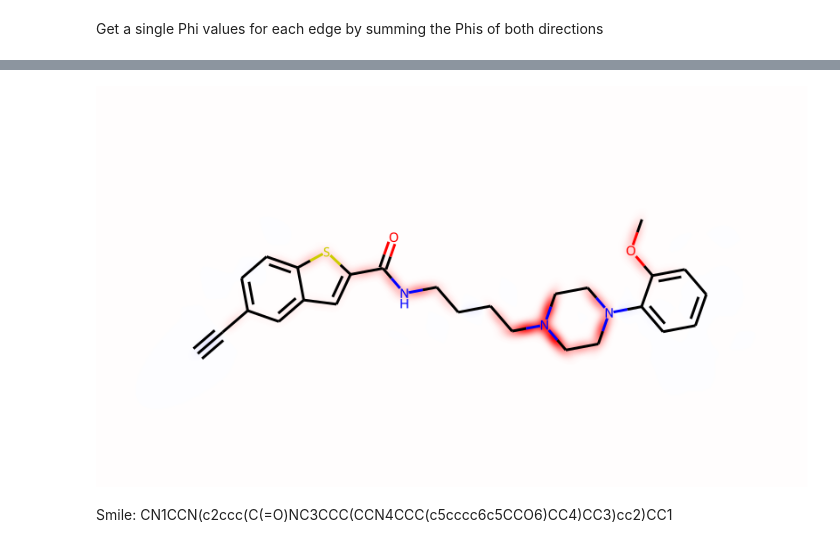
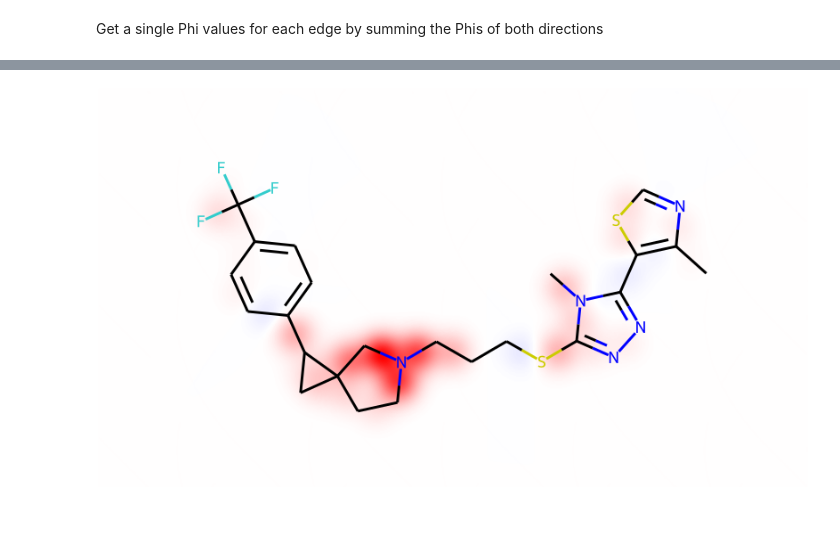
Before and after one commit to AndMastro/EdgeSHAPer, a Jupyter notebook: src/explanations_visualizer.ipynb, the cells around one changed output, grey strips where cells are left out. Cells and saved outputs as stored; diff of their text form; code cells hidden in the pictures; blank space fills up the shorter version.

```diff
--- a/src/explanations_visualizer.ipynb
+++ b/src/explanations_visualizer.ipynb
@@ -12,7 +12,7 @@ from rdkit_heatmaps.utils import transform2png
 # %% [markdown]
 ### Definition and preparation of an exemplary compound.
 # %%
-test_cpd_smile = "C#Cc1ccc2sc(C(=O)NCCCCN3CCN(c4ccccc4OC)CC3)cc2c1"
+test_cpd_smile = "Cc1ncsc1-c1nnc(SCCCN2CCC3(CC3c3ccc(C(F)(F)F)cc3)C2)n1C"
 test_mol = Chem.MolFromSmiles(test_cpd_smile)
 test_mol = Draw.PrepareMolForDrawing(test_mol)
 
@@ -216,9 +222,7 @@ rdkit_bonds_phi
 # %%
-canvas = mapvalues2mol(test_mol, None, rdkit_bonds_phi, atom_width=0.2, bond_length=0.5, bond_width=0.2) #TBD: only one direction for edges? bonds weights is wrt rdkit bonds order?
+canvas = mapvalues2mol(test_mol, None, rdkit_bonds_phi, atom_width=0.2, bond_length=0.5, bond_width=0.5) #TBD: only one direction for edges? bonds weights is wrt rdkit bonds order?
 img = transform2png(canvas.GetDrawingText())
 img.save(test_cpd_smile + "_GraphSHAPer_MC_100_heatmap.png")
 img
 # %% [output]
-[figure, old version]
+[figure, new version]
-# %% [markdown]
-Smile: CN1CCN(c2ccc(C(=O)NC3CCC(CCN4CCC(c5cccc6c5CCO6)CC4)CC3)cc2)CC1
```
Also changed, not shown: parts of 9 cells of this notebook, 3 other files.
